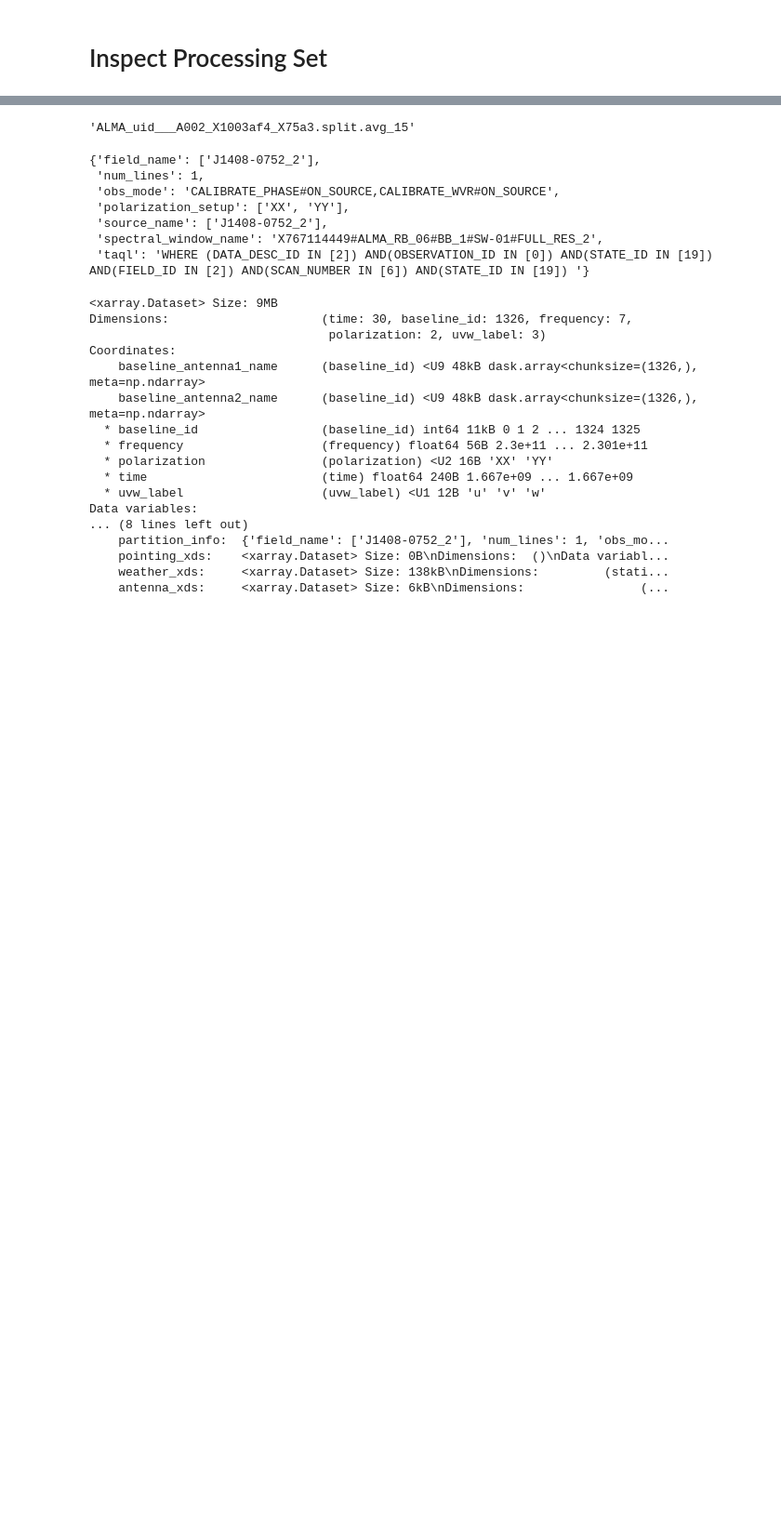
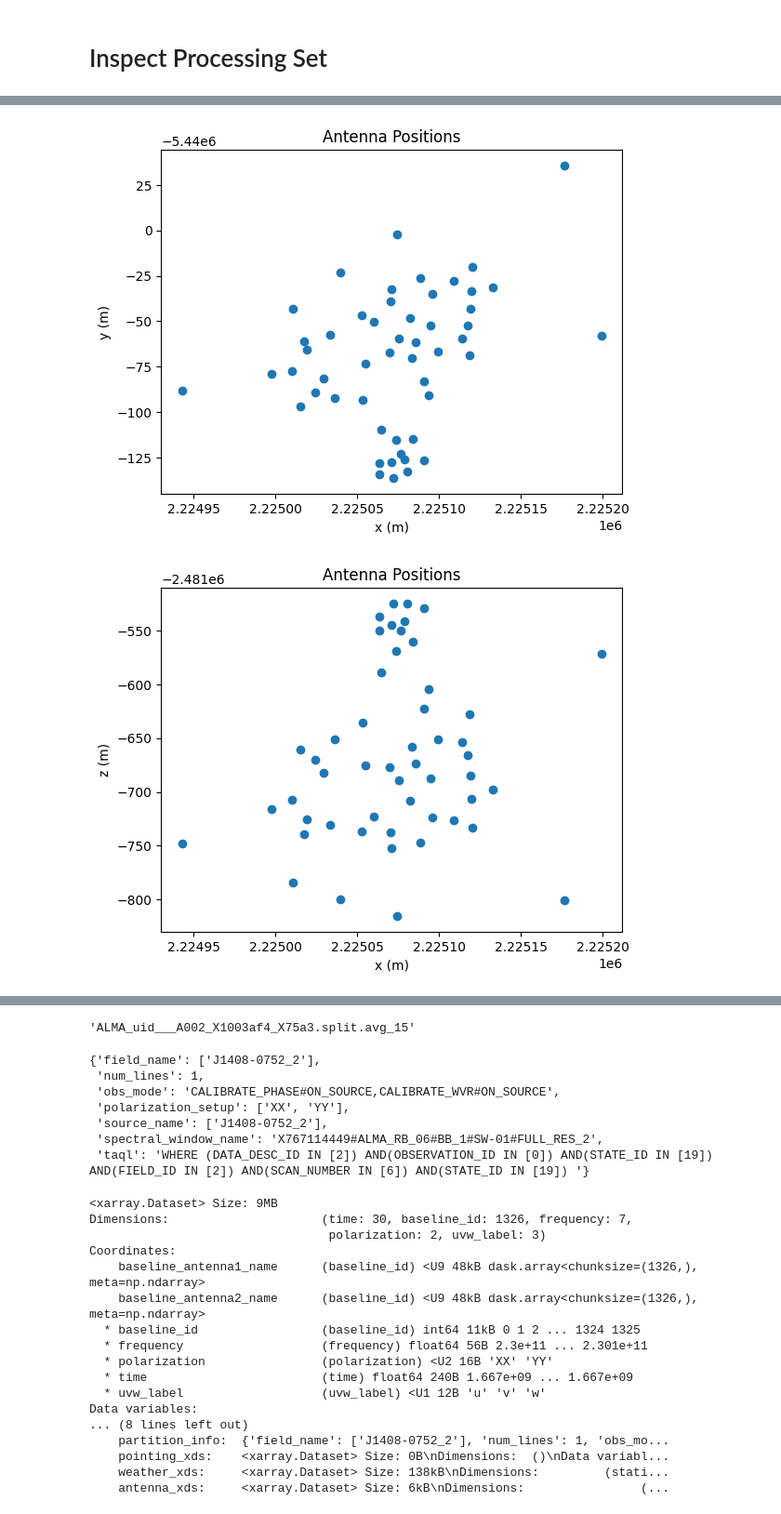
Before and after one commit to casangi/xradio, a Jupyter notebook: reviews/review_field_and_source_xds.ipynb, the cells around one changed output, grey strips where cells are left out. Shown at 93% size. Cells and saved outputs as stored; diff of their text form; code cells hidden in the pictures; blank space fills up the shorter version.

Commit message:
Add get_combined_field_and_source_xds and get_combined_antenna_xds to ps.

```diff
--- a/reviews/review_field_and_source_xds.ipynb
+++ b/reviews/review_field_and_source_xds.ipynb
@@ -192,8 +195,18 @@ import pandas as pd
 # Set the maximum number of rows displayed before scrolling
 pd.set_option("display.max_rows", 1000)
 
-from xradio.vis.read_processing_set import read_processing_set
+from xradio.correlated_data.open_processing_set import open_processing_set
 
-ps = read_processing_set("ALMA_uid___A002_X1003af4_X75a3.split.avg.zarr")
-ps.summary()
+#ps = open_processing_set("ALMA_uid___A002_X1003af4_X75a3.split.avg.fid.zarr")
+ps = open_processing_set("ALMA_uid___A002_X1003af4_X75a3.split.avg.zarr")
+#ps.plot_phase_centers()
+# combined_field_and_source_xds, combined_ephemeris_field_and_source_xds = ps.get_combined_field_and_source_xds()
+# # combined_ephemeris_field_and_source_xds
+# # combined_field_and_source_xds
+# ps.plot_phase_centers()
+# combined_ephemeris_field_and_source_xds
+
+ant_xds = ps.get_combined_antenna_xds()
+ps.plot_antenna_positions()
+ant_xds
 # %% [output]
@@ -216,0 +213,2 @@ ps.summary()
+[figure, added]
+[figure, added]
```
Also changed, not shown: parts of 9 cells of this notebook, 11 other files.
